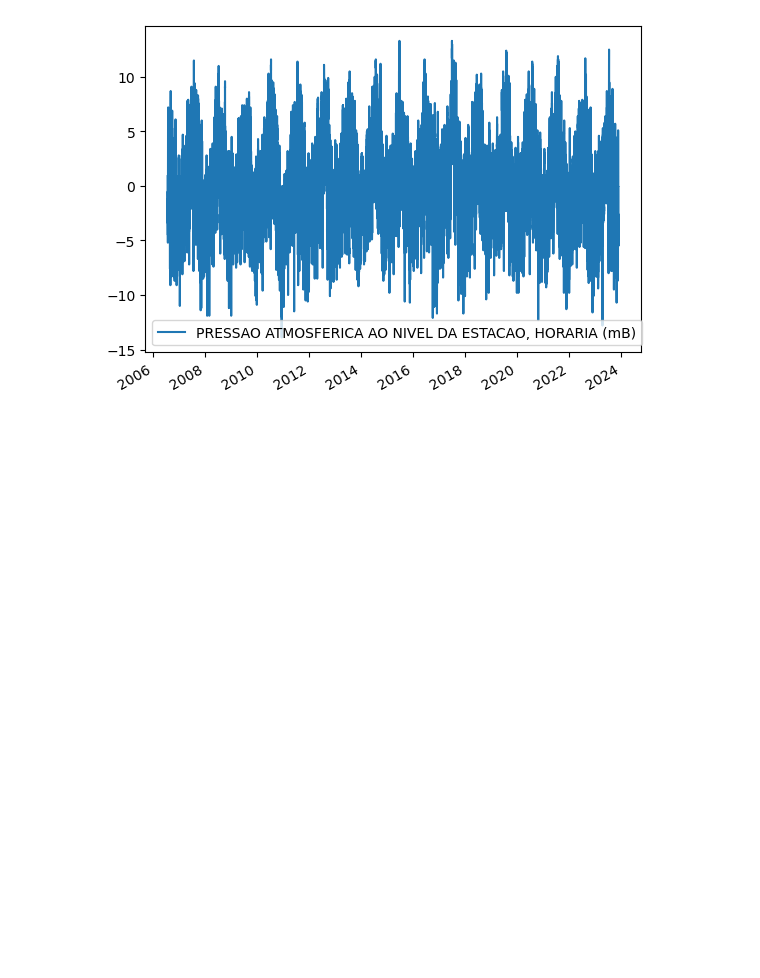
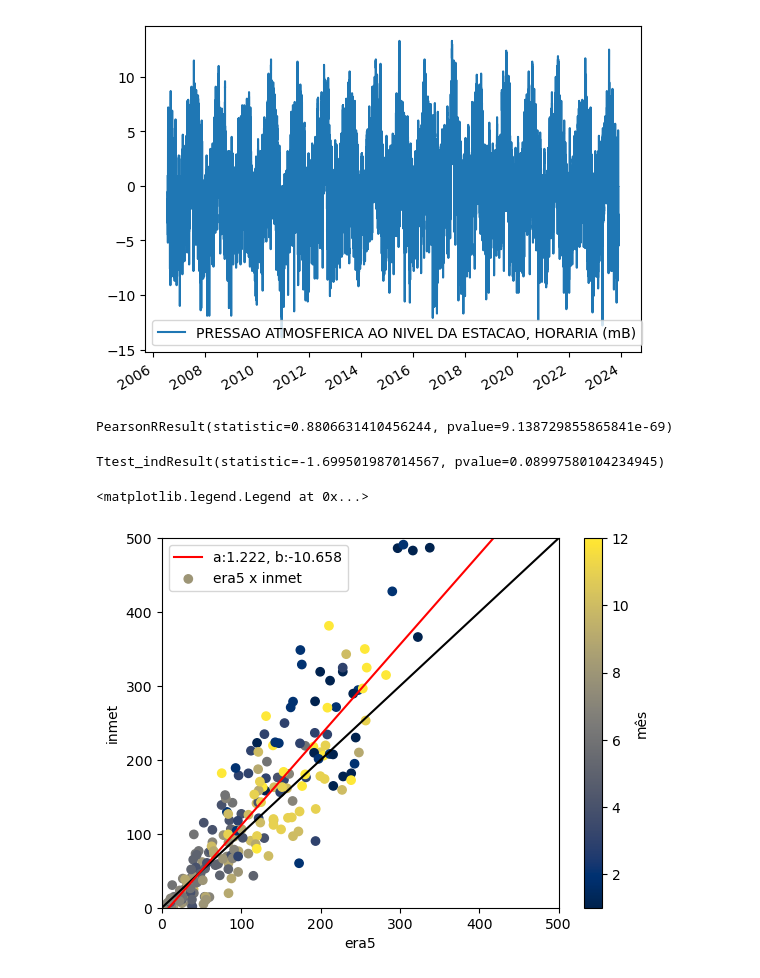
Before and after one commit to Eksoss/rain_DL_forecast, a Jupyter notebook: filter_data.ipynb, the cells around one changed output. Saved outputs shown, nothing was run; the diff lists cells and outputs as text; code cells hidden in the pictures; blank space fills up the shorter version.

Commit message:
era5 data to analyze the rain vs inmet, and notebook used to check that

```diff
--- a/filter_data.ipynb
+++ b/filter_data.ipynb
@@ -111,3 +114,35 @@ df[df.columns[1:2]] - df[df.columns[1:2]].mean()
 # %% [output]
 <Axes: >
 [figure]
+# %%
+df_inmet = pd.read_csv('data/sp_mirante.csv', index_col=0, parse_dates=['datetime']).rename(columns={'prec': 'prec_inmet'})
+df_era5 = pd.read_csv('data/era5_prec_mensal.csv', index_col=0, parse_dates=['datetime']).rename(columns={'prec': 'prec_era5'})
+df_era5 = df_era5.set_index(pd.to_datetime(df_era5.index, utc=True))
+# %%
+df = pd.concat((df_inmet[['prec_inmet']].resample('M').sum(), df_era5), axis=1).dropna()
+# %%
+pearsonr(df['prec_era5'], df['prec_inmet'])
+# %% [output]
+PearsonRResult(statistic=0.8806631410456244, pvalue=9.138729855865841e-69)
+# %%
+ttest_ind(df['prec_era5'], df['prec_inmet'])
+# %% [output]
+Ttest_indResult(statistic=-1.699501987014567, pvalue=0.08997580104234945)
+# %%
+f = lambda x, a, b: x*a + b
+params, _ = curve_fit(f, df['prec_era5'], df['prec_inmet'])
+# %%
+plt.plot(np.linspace(0, 500, 2), np.linspace(0, 500, 2), 'k')
+plt.plot(np.linspace(0, 500, 2), f(np.linspace(0, 500, 2), *params), 'r', label='a:%.3f, b:%.3f'%(*params,))
+# plt.plot(df['prec_era5'], df['prec_inmet'], 'bo', label='era5 x inmet')
+
+plt.scatter(df['prec_era5'], df['prec_inmet'], c=df.index.month, label='era5 x inmet', cmap='cividis')
+plt.colorbar(label='mês')
+
+plt.xlabel('era5')
+plt.ylabel('inmet')
+plt.axis([0, 500, 0, 500])
+plt.legend()
+# %% [output]
+<matplotlib.legend.Legend at 0x...>
+[figure, added]
```
Also changed, not shown: parts of 1 cell of this notebook, 1 other file.
